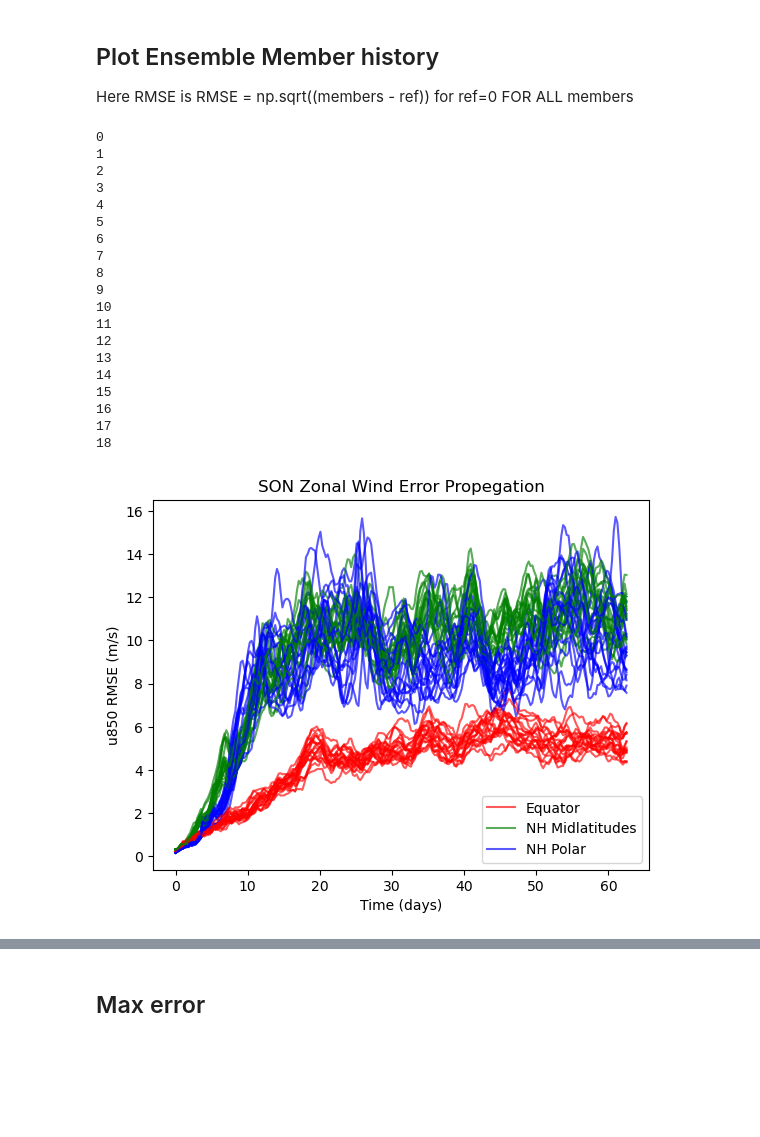
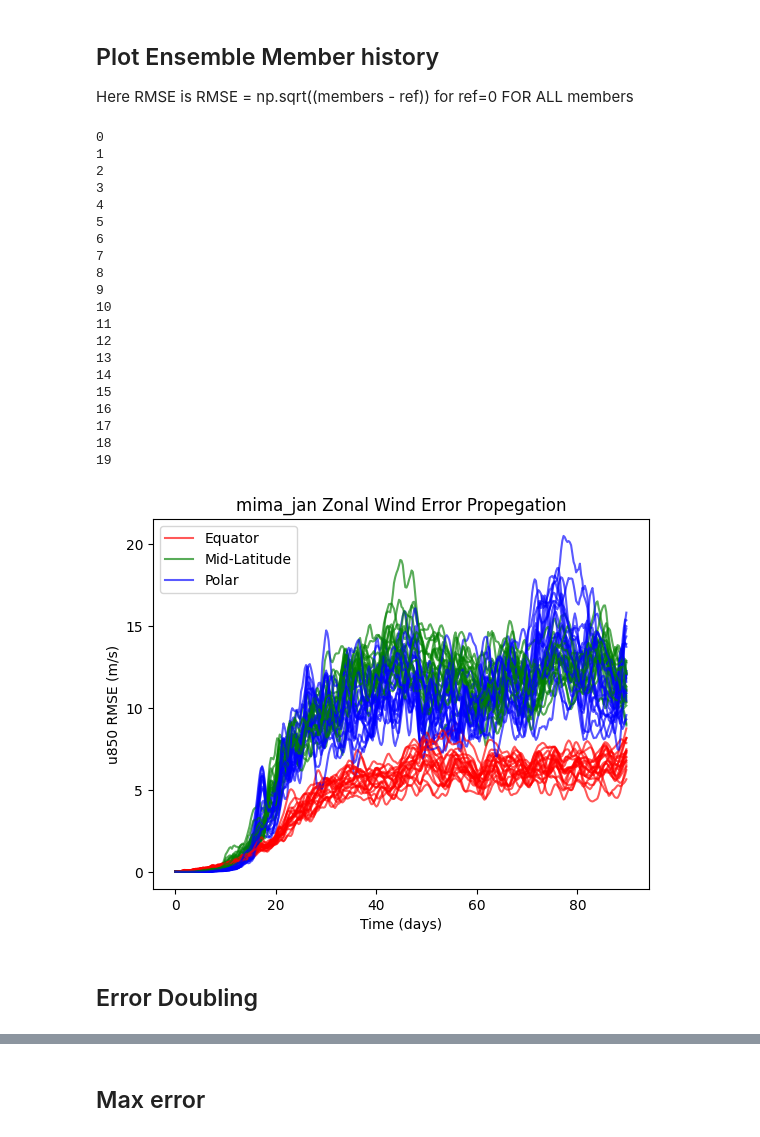
Before and after one commit to OneOneFour/AM4-Seasonal-Error-Growth, a Jupyter notebook: TTS_DEMO.ipynb, the cells around one changed output, grey strips where cells are left out. Cells and saved outputs as stored; diff of their text form; code cells hidden in the pictures; blank space fills up the shorter version.

```diff
--- a/TTS_DEMO.ipynb
+++ b/TTS_DEMO.ipynb
@@ -20,8 +23,11 @@ FILE = 'oct'
 # %%
+BASE_DIR_AM4 = "/scratch/users/robcking/am4_error_growth/"
+BASE_DIR_MIMA = "/scratch/users/robcking/mima_predictability/jan"
 
-BASE_DIR = f"/scratch/users/robcking/am4_error_growth_full/{FILE}"
+BASE_DIR = BASE_DIR_MIMA # N.B this is for Jan at the moment
 # %% [markdown]
 ## load in runs
 # %%
-full_memberlist = sorted(glob(os.path.join(BASE_DIR,'**','atmos_4xdaily.nc')),key=lambda x: int(re.search(r'\w+\/(\d+)\/\w+.nc',x).group(1)))
-full_members =  xr.open_mfdataset(full_memberlist,combine='nested',concat_dim='members',chunks={'time':10,'pfull':'auto','grid_yt':'auto'}).isel(time=slice(250))
+import re
+perturbed_memberlist = sorted(filter(lambda x: re.match(r'.+\/[0-9]+\/atmos_4xdaily.nc',x),glob(os.path.join(BASE_DIR,'*','atmos_4xdaily.nc'))),key=lambda x: int(re.search(r'\w+\/(\d+)\/\w+.nc',x).group(1)))
+perturbed_ds =  xr.open_mfdataset(perturbed_memberlist,combine='nested',concat_dim='members',chunks={'time':10,'pfull':'auto'},decode_times=False)
@@ -48,3 +54,4 @@ Data variables:
 # %%
-ref = full_members.isel(members=0)
-members = full_members.drop_isel(members=0)
+ctl_path = os.path.join(BASE_DIR,'ctl','atmos_4xdaily.nc')
+ctl = xr.open_dataset(ctl_path,chunks={'time':10,'pfull':'auto'},decode_times=False)
+ctl
@@ -70,46 +106,45 @@ plt.savefig(f"{NAME}/{NAME}_ex0_potential_temp.png")
 ## Plot Ensemble Member history
 Here RMSE is RMSE = np.sqrt((members - ref)) for ref=0 FOR ALL members
 # %%
-square_residual = (members - ref)**2
-eq = np.sqrt(square_residual['ucomp'].sel(grid_yt=slice(-10,10)).sel(pfull=850,method='nearest').mean(dim=("grid_xt", "grid_yt")))
-midlat = np.sqrt(square_residual['ucomp'].sel(grid_yt=slice(30,60)).sel(pfull=850,method='nearest').mean(dim=("grid_xt", "grid_yt")))
-polar = np.sqrt(square_residual['ucomp'].sel(grid_yt=slice(60,90)).sel(pfull=850,method='nearest').mean(dim=("grid_xt", "grid_yt")))
+square_residual = (perturbed_ds- ctl)**2
+eq = np.sqrt(square_residual['ucomp'].sel(lat=slice(-10,10)).sel(pfull=850,method='nearest').mean(dim=("lon", "lat")))
+midlat = np.sqrt(square_residual['ucomp'].sel(lat=slice(30,60)).sel(pfull=850,method='nearest').mean(dim=("lon", "lat")))
+polar = np.sqrt(square_residual['ucomp'].sel(lat=slice(60,90)).sel(pfull=850,method='nearest').mean(dim=("lon", "lat")))
 # %%
 fig,ax = plt.subplots()
-x = np.linspace(0,250*6/24,250)
-for i in range(len(full_memberlist)-1):
+x = np.arange(0,len(ctl.time)*0.25,0.25)
+for i in range(len(perturbed_memberlist)):
     print(i)
-    if i == 0:
-        ax.plot(x,eq.isel(members=i).values,alpha=0.65,color='red',label='Equator')
-        ax.plot(x,midlat.isel(members=i).values,alpha=0.65,color='green',label='NH Midlatitudes')
-        ax.plot(x,polar.isel(members=i).values,alpha=0.65,color='blue',label='NH Polar')
-    else:
-        ax.plot(x,eq.isel(members=i).values,alpha=0.65,color='red')
-        ax.plot(x,midlat.isel(members=i).values,alpha=0.65,color='green')
-        ax.plot(x,polar.isel(members=i).values,alpha=0.65,color='blue')
+    ax.plot(x,eq.isel(members=i).values,alpha=0.65,color='red',label='Equator' if not i else None)
+    ax.plot(x,midlat.isel(members=i).values,alpha=0.65,color='green',label='Mid-Latitude' if not i else None)
+    ax.plot(x,polar.isel(members=i).values,alpha=0.65,color='blue',label='Polar' if not i else None)
 ax.legend()
 ax.set_ylabel("u850 RMSE (m/s)")
 ax.set_xlabel("Time (days)")
 ax.set_title(f"{NAME} Zonal Wind Error Propegation")
+ax.legend()
 plt.savefig(f'{NAME}/{NAME}_mean_u850_error_sat.png')
 # %% [output]
 0
 1
 2
 3
 4
 5
 6
 7
 8
 9
 10
 11
 12
 13
 14
 15
 16
 17
 18
+19
-[figure, old version]
+[figure, new version]
+# %% [markdown]
+## Error Doubling
```
Also changed, not shown: parts of 25 cells of this notebook, 7 other files.
